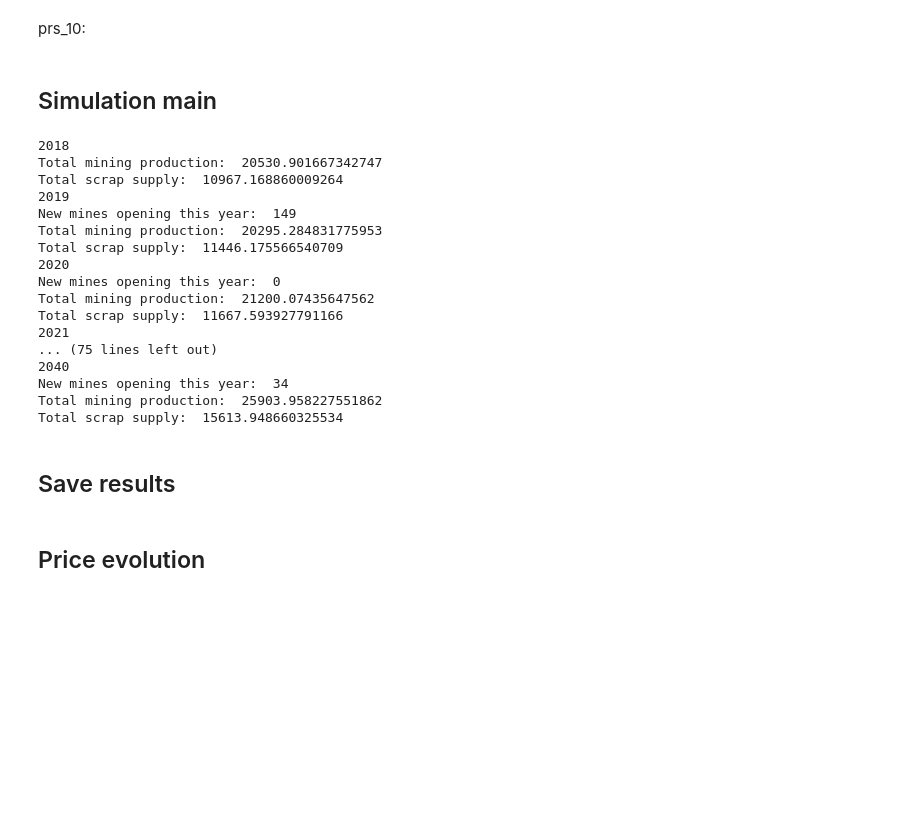
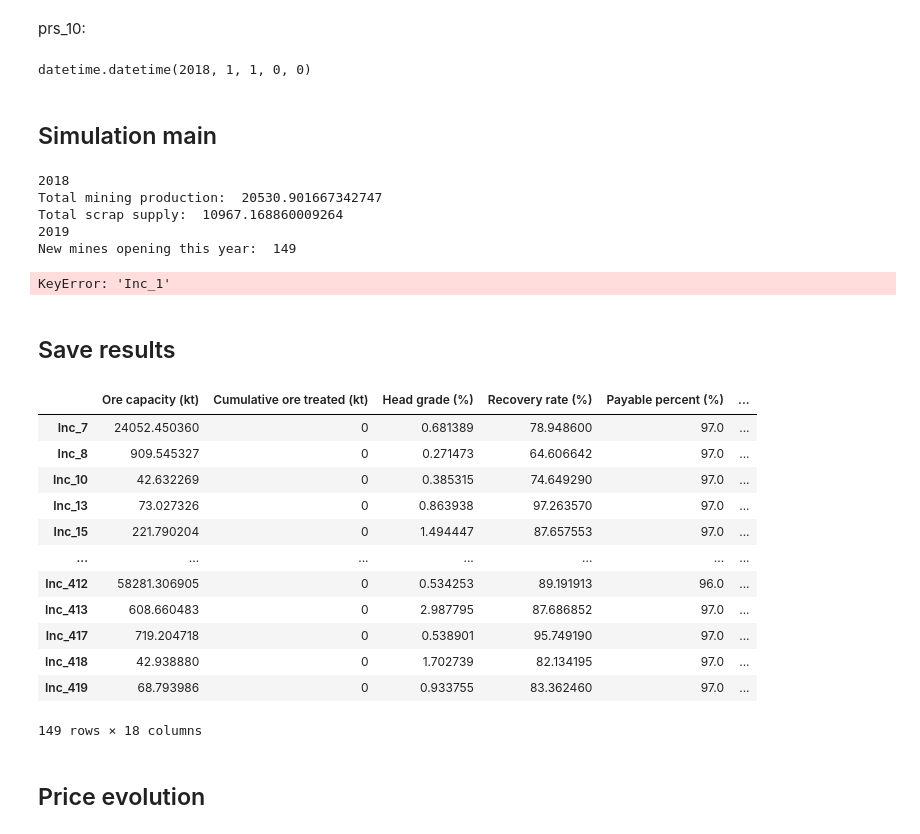
Before and after one commit to johnryt/CopperModel, a Jupyter notebook: Integration and scenarios machine1 copy1.ipynb, the cells around one changed output. Drawn from its saved outputs; the diff is of its cells as text; code cells hidden in the pictures; blank space fills up the shorter version.

```diff
--- a/Integration and scenarios machine1 copy1.ipynb
+++ b/Integration and scenarios machine1 copy1.ipynb
@@ -182,8 +182,8 @@ waste_all_life=waste_from_old_all_life+waste_from_new_all_life
 direct_melt_scrap_demand=use_product_all_life.mul(product_to_cathode_alloy.loc[:, 'Alloyed']).sum(axis=1)
 refined_scrap_demand=historical_prod.loc[:, 'Secondary refining production'].div(scrap_to_cathode_eff)
 total_scrap_demand_all_life=pd.DataFrame({'Direct melt scrap': direct_melt_scrap_demand,
-                                          'Refined scrap': refined_scrap_demand})
+                                        'Refined scrap': refined_scrap_demand})
 
 # Initialize scrap supply shock
-scrap_shock_file=pd.read_excel('Other scenarios/China import ban/Simulation scenarios.xlsx', sheet_name='Sheet1', index_col=0)
-scrap_shock=scrap_shock_file.loc[:, 'Baseline']
+# scrap_shock_file=pd.read_excel('Other scenarios/China import ban/Simulation scenarios.xlsx', sheet_name='Sheet1', index_col=0)
+# scrap_shock=scrap_shock_file.loc[:, 'Baseline']
@@ -250,15 +245,19 @@ prs_10:
 # %%
 sort_eff_series.loc[2019:, :]=[0.9, 0.55, 0.55, 0.7, 0.75, 0.2]
 collect_rate_series.loc[2019:, :]=[0.74, 0.14, 0.64, 0.94, 0.68, 0.77]
+# %%
+datetime(2018,1,1)
+# %% [output]
+datetime.datetime(2018, 1, 1, 0, 0)
 # %% [markdown]
 ## Simulation main
 # %%
 for year_i in np.arange(2018, 2041):
 
     print(year_i)
-    t=pd.datetime(year_i, 1, 1)
-    t_lag_1=pd.datetime(year_i-1, 1, 1)
-    t_lag_2=pd.datetime(year_i-2, 1, 1)
+    t=datetime(year_i, 1, 1)
+    t_lag_1=datetime(year_i-1, 1, 1)
+    t_lag_2=datetime(year_i-2, 1, 1)
 
     #### Scenario parameters ####
     sort_eff=sort_eff_series.loc[year_i]
@@ -269,7 +268,7 @@ for year_i in np.arange(2018, 2041):
         ### Cathode price ###
         cathode_bal_l1=ref_prod_series.loc[t_lag_1]-ref_demand_series.loc[t_lag_1]
         cathode_price_series.loc[t]=cathode_price_predict(cathode_price_series.loc[t_lag_1],
-                                                          cathode_balance=cathode_bal_l1, cathode_sd_elas=cathode_sd_elas)
+                                                        cathode_balance=cathode_bal_l1, cathode_sd_elas=cathode_sd_elas)
 
         ### TCRC ###
         conc_bal_l1=conc_prod_series.loc[t_lag_1]-ref_stats.loc[t_lag_1, 'Primary production']/conc_to_cathode_eff
@@ -280,8 +279,8 @@ for year_i in np.arange(2018, 2041):
         scrap_bal_l1=waste_all_life.sum(axis=1).loc[year_i-1]-total_scrap_demand_all_life.sum(axis=1).loc[year_i-1]
         cathode_price_diff=cathode_price_series.loc[t]-cathode_price_series.loc[t_lag_1]
         sp2_series.loc[t]=sp2_predict(sp2_series.loc[t_lag_1],
-                                      scrap_balance=scrap_bal_l1, scrap_sd_elas=sp2_sd_elas,
-                                      cathode_diff=cathode_price_diff, cathode_sp2_elas=cathode_sp2_elas)
+                                    scrap_balance=scrap_bal_l1, scrap_sd_elas=sp2_sd_elas,
+                                    cathode_diff=cathode_price_diff, cathode_sp2_elas=cathode_sp2_elas)
 
     # TCRC to cents per pound
     tcrc_cpp_series = tcrc_series.copy().div(22.0462)
@@ -291,8 +290,8 @@ for year_i in np.arange(2018, 2041):
     for mine_id in operating_mine_pool.index:
         mine_data = operating_mine_pool.loc[mine_id]
         mine_life_stats = simulate_mine_life_stats_panel(simulation_time, year_i, 2018,
-                                                         mine_life_stats_panel_operating, mine_data,
-                                                         cathode_price_series, tcrc_cpp_series, pri_hyper_param)
+                                                        mine_life_stats_panel_operating, mine_data,
+                                                        cathode_price_series, tcrc_cpp_series, pri_hyper_param)
         mine_life_stats_panel_operating.loc[:, idx[mine_id, :]]=mine_life_stats.loc[simulation_time, :].values
 
     # Total production statistics
@@ -306,7 +305,7 @@ for year_i in np.arange(2018, 2041):
         # Read subsample size parameter and generate new incentive pool for year_i
         subsample_size=open_parameter.loc[year_i, 'Subsample size']
         mine_pool_new_year_i=new_mine_data(year_i, simulation_end_time, incentive_pool, cathode_price_series, tcrc_cpp_series,
-                                           pri_hyper_param, subsample_size, irr_cutoff=0.15)
+                                        pri_hyper_param, subsample_size, irr_cutoff=0.15)
         print('New mines opening this year: ', mine_pool_new_year_i.shape[0])
 
         # Initialize mine life panel data for incentive pool year_i
@@ -319,8 +318,8 @@ for year_i in np.arange(2018, 2041):
         for mine_id in mine_pool_new.index:
             mine_data = mine_pool_new.loc[mine_id]
             mine_life_stats = simulate_mine_life_stats_panel(simulation_time, year_i, mine_data.loc['Initial year'],
-                                                             mine_life_stats_panel_new, mine_data,
-                                                             cathode_price_series, tcrc_cpp_series, pri_hyper_param)
+                                                            mine_life_stats_panel_new, mine_data,
+                                                            cathode_price_series, tcrc_cpp_series, pri_hyper_param)
             mine_life_stats_panel_new.loc[:, idx[mine_id, :]]=mine_life_stats.loc[simulation_time, :].values
 
 
@@ -349,15 +348,15 @@ for year_i in np.arange(2018, 2041):
         pass
     else:
         intensity_next=intensity_prediction_one_year(year_i, cathode_price_series, gdp_growth_prediction_base,
-                                                     intensity_prediction.loc[year_i-1, :], volume_prediction_base,
-                                                     elas_sec_reg, method='sec and reg')
+                                                    intensity_prediction.loc[year_i-1, :], volume_prediction_base,
+                                                    elas_sec_reg, method='sec and reg')
         intensity_prediction.loc[year_i, :]=intensity_next.values
         demand_prediction.loc[year_i, :]=intensity_prediction.loc[year_i, :].mul(volume_prediction_base.loc[year_i, :]).values
 
     # Demand by shape and refined copper demand
     demand_by_sector=demand_prediction.groupby(level=0, axis=1).sum()
     demand_by_shape=pd.DataFrame(np.matmul(demand_by_sector, sector_shape_matrix.transpose()),
-                                 index=demand_by_sector.index, columns=sector_shape_matrix.index)
+                                index=demand_by_sector.index, columns=sector_shape_matrix.index)
     ref_demand_series.loc[t]=demand_by_shape.loc[year_i, 'Copper']
 
 
@@ -378,9 +377,9 @@ for year_i in np.arange(2018, 2041):
     if year_i > 2018:
         # Calculate end use by sector and by product
         use_sector_year_i=demand_prediction.groupby(level=0, axis=1).sum()\
-                          .loc[:, list(sector_to_product.columns)].loc[year_i, :]
+                        .loc[:, list(sector_to_product.columns)].loc[year_i, :]
         use_product_year_i=pd.Series(np.matmul(use_sector_year_i, sector_to_product.transpose()),
-                                     index=sector_to_product.index)
+                                    index=sector_to_product.index)
         use_product_all_life.loc[year_i]=use_product_year_i.values
 
         # Product reaching end of life and waste collected
@@ -418,20 +417,25 @@ Total mining production:  20530.901667342747
 Total scrap supply:  10967.168860009264
 2019
 New mines opening this year:  149
-Total mining production:  20295.284831775953
-Total scrap supply:  11446.175566540709
-2020
-New mines opening this year:  0
-Total mining production:  21200.07435647562
-Total scrap supply:  11667.593927791166
-2021
-... (75 lines left out)
-2040
-New mines opening this year:  34
-Total mining production:  25903.958227551862
-Total scrap supply:  15613.948660325534
+KeyError: 'Inc_1'
 # %% [markdown]
 ## Save results
+# %%
+mine_pool_new_year_i
+# %% [output]
+|  | Ore capacity (kt) | Cumulative ore treated (kt) | Head grade (%) | Recovery rate (%) | Payable percent (%) | ... |
+| Inc_7 | 24052.450360 | 0 | 0.681389 | 78.948600 | 97.0 | ... |
+| Inc_8 | 909.545327 | 0 | 0.271473 | 64.606642 | 97.0 | ... |
+| Inc_10 | 42.632269 | 0 | 0.385315 | 74.649290 | 97.0 | ... |
+| Inc_13 | 73.027326 | 0 | 0.863938 | 97.263570 | 97.0 | ... |
+| Inc_15 | 221.790204 | 0 | 1.494447 | 87.657553 | 97.0 | ... |
+| ... | ... | ... | ... | ... | ... | ... |
+| Inc_412 | 58281.306905 | 0 | 0.534253 | 89.191913 | 96.0 | ... |
+| Inc_413 | 608.660483 | 0 | 2.987795 | 87.686852 | 97.0 | ... |
+| Inc_417 | 719.204718 | 0 | 0.538901 | 95.749190 | 97.0 | ... |
+| Inc_418 | 42.938880 | 0 | 1.702739 | 82.134195 | 97.0 | ... |
+| Inc_419 | 68.793986 | 0 | 0.933755 | 83.362460 | 97.0 | ... |
+149 rows × 18 columns
 # %%
 prices_simulated=pd.DataFrame({'Cathode': cathode_price_series, 'No.2 spread': sp2_series, 'TCRC': tcrc_series})
 
```
Also changed, not shown: parts of 1 cell of this notebook, 5 other files.
